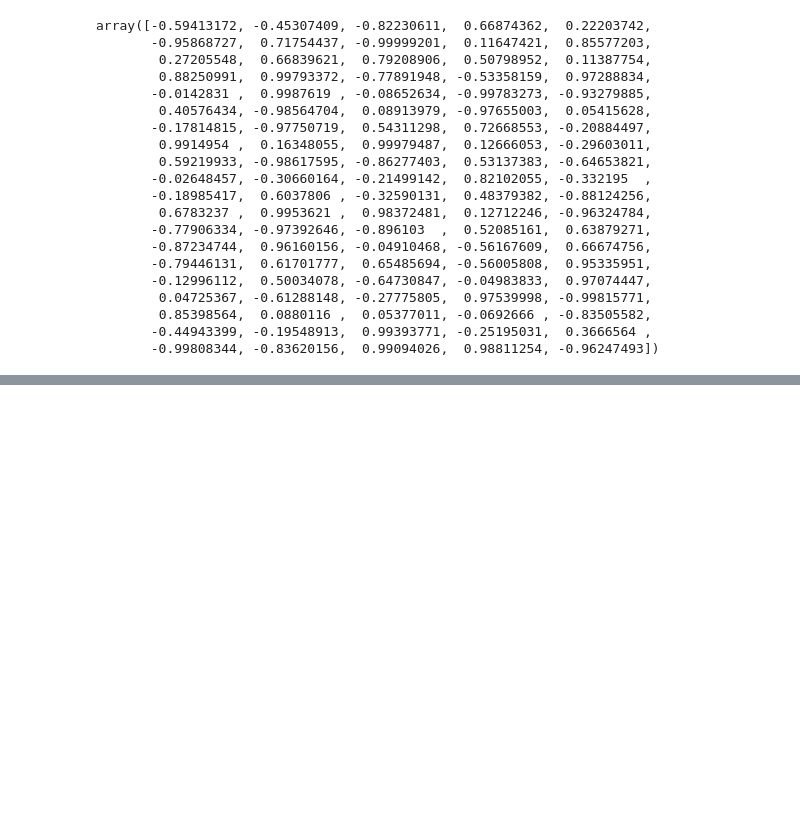
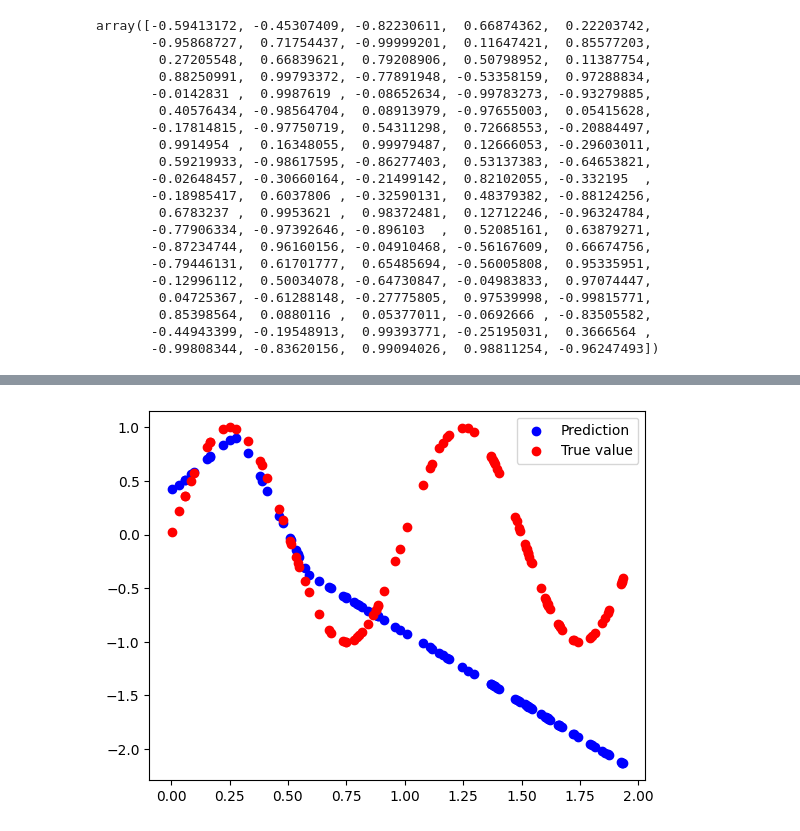
Before and after one commit to gyulii/DiWHY-AI, a Jupyter notebook: Sine_regression/sine_regression.ipynb, the cells around one changed output, grey strips where cells are left out. Saved outputs shown, nothing was run; the diff lists cells and outputs as text; code cells hidden in the pictures; blank space fills up the shorter version.

```diff
--- a/Sine_regression/sine_regression.ipynb
+++ b/Sine_regression/sine_regression.ipynb
@@ -212,0 +354,19 @@ test_mse_score, test_mae_score = model.evaluate(test_data[:,0], test_data[:,1])
+# %%
+from random import random
+
+lenght = 2
+
+new_inputs = [(random() * lenght ) for i in range(100)]
+
+predictions = model.predict(new_inputs)
+true_values = [(np.sin(input * 2 * np.pi)) for input in new_inputs]
+
+
+fig = plt.figure()
+ax1 = fig.add_subplot()
+
+ax1.scatter(x = new_inputs, y = predictions, c='b',  label='Prediction')
+ax1.scatter(x = new_inputs , y = true_values,  c='r',  label='True value')
+plt.legend()
+plt.show()
+# %% [output]
@@ -212,0 +374 @@ test_mse_score, test_mae_score = model.evaluate(test_data[:,0], test_data[:,1])
+[figure, added]
```
Also changed, not shown: parts of 28 cells of this notebook.
